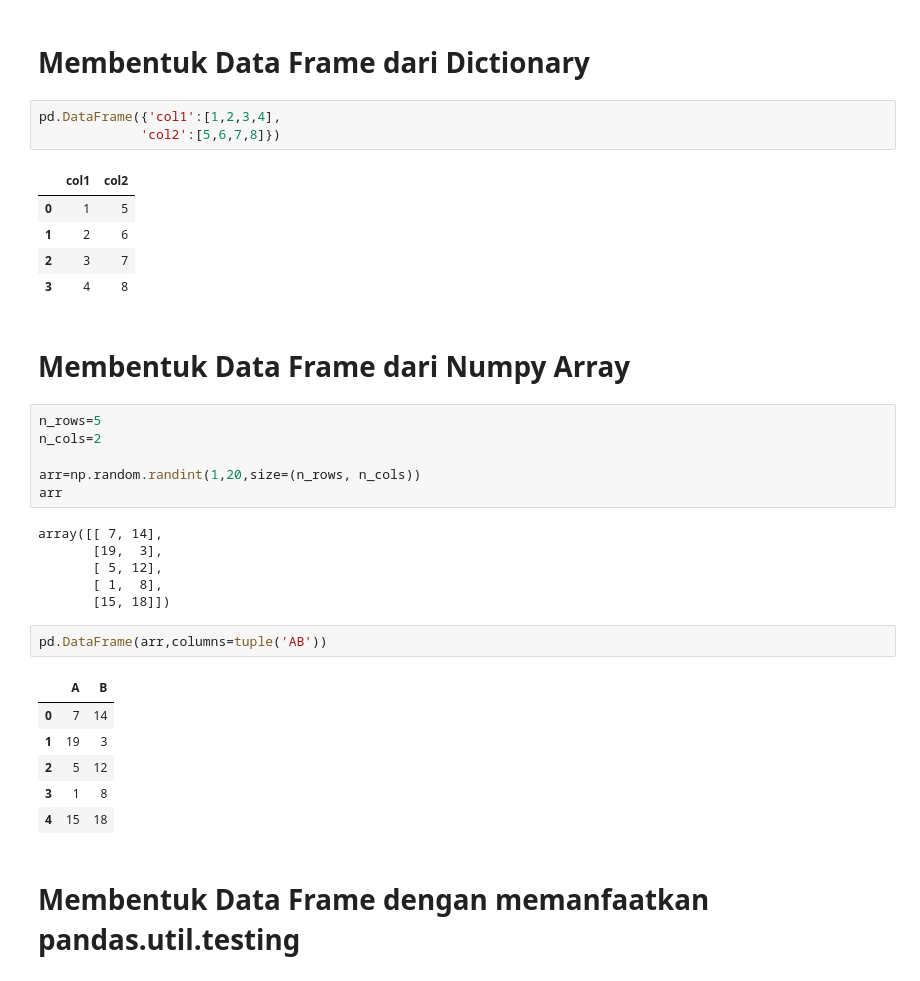
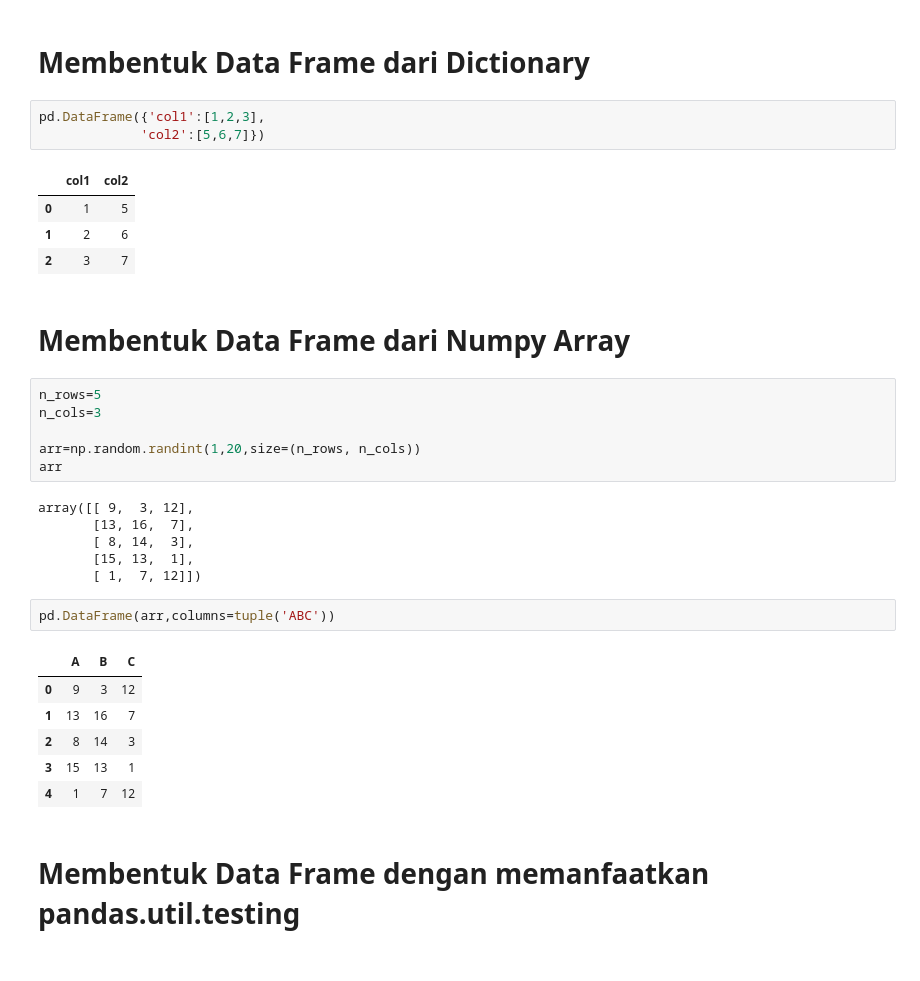
Before and after one commit to MarkvinsonAvatara/Pandas_learn, a Jupyter notebook: PythonPandasLearnWeek5.ipynb, the cells around one changed output. Saved outputs shown, nothing was run; the diff lists cells and outputs as text.

```diff
--- a/PythonPandasLearnWeek5.ipynb
+++ b/PythonPandasLearnWeek5.ipynb
@@ -91,37 +91,36 @@ print(pd.__version__)
 # %% [markdown]
 # Membentuk Data Frame dari Dictionary
 # %%
-pd.DataFrame({'col1':[1,2,3,4],
-             'col2':[5,6,7,8]})
+pd.DataFrame({'col1':[1,2,3],
+             'col2':[5,6,7]})
 # %% [output]
 |  | col1 | col2 |
 | 0 | 1 | 5 |
 | 1 | 2 | 6 |
 | 2 | 3 | 7 |
-| 3 | 4 | 8 |
 # %% [markdown]
 # Membentuk Data Frame dari Numpy Array
 # %%
 n_rows=5
-n_cols=2
+n_cols=3
 
 arr=np.random.randint(1,20,size=(n_rows, n_cols))
 arr
 # %% [output]
-array([[ 7, 14],
-       [19,  3],
-       [ 5, 12],
-       [ 1,  8],
-       [15, 18]])
+array([[ 9,  3, 12],
+       [13, 16,  7],
+       [ 8, 14,  3],
+       [15, 13,  1],
+       [ 1,  7, 12]])
 # %%
-pd.DataFrame(arr,columns=tuple('AB'))
+pd.DataFrame(arr,columns=tuple('ABC'))
 # %% [output]
-|  | A | B |
-| 0 | 7 | 14 |
-| 1 | 19 | 3 |
-| 2 | 5 | 12 |
-| 3 | 1 | 8 |
-| 4 | 15 | 18 |
+|  | A | B | C |
+| 0 | 9 | 3 | 12 |
+| 1 | 13 | 16 | 7 |
+| 2 | 8 | 14 | 3 |
+| 3 | 15 | 13 | 1 |
+| 4 | 1 | 7 | 12 |
 # %% [markdown]
 # Membentuk Data Frame dengan memanfaatkan pandas.util.testing
 # %%
```
Also changed, not shown: parts of 15 cells of this notebook.
